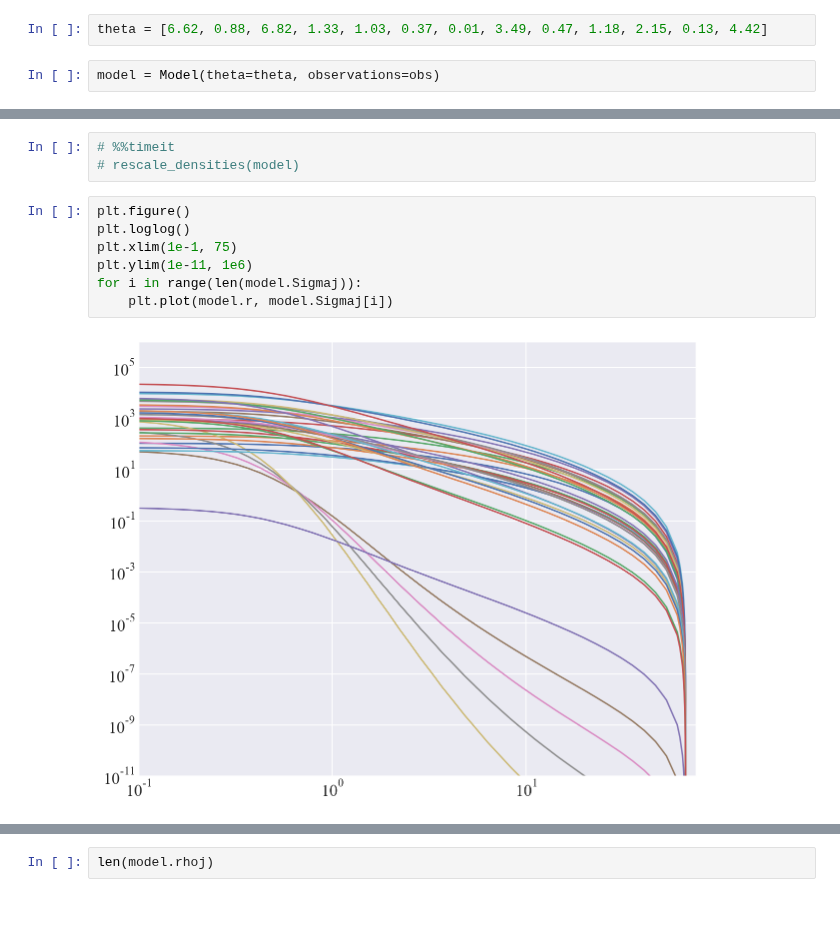
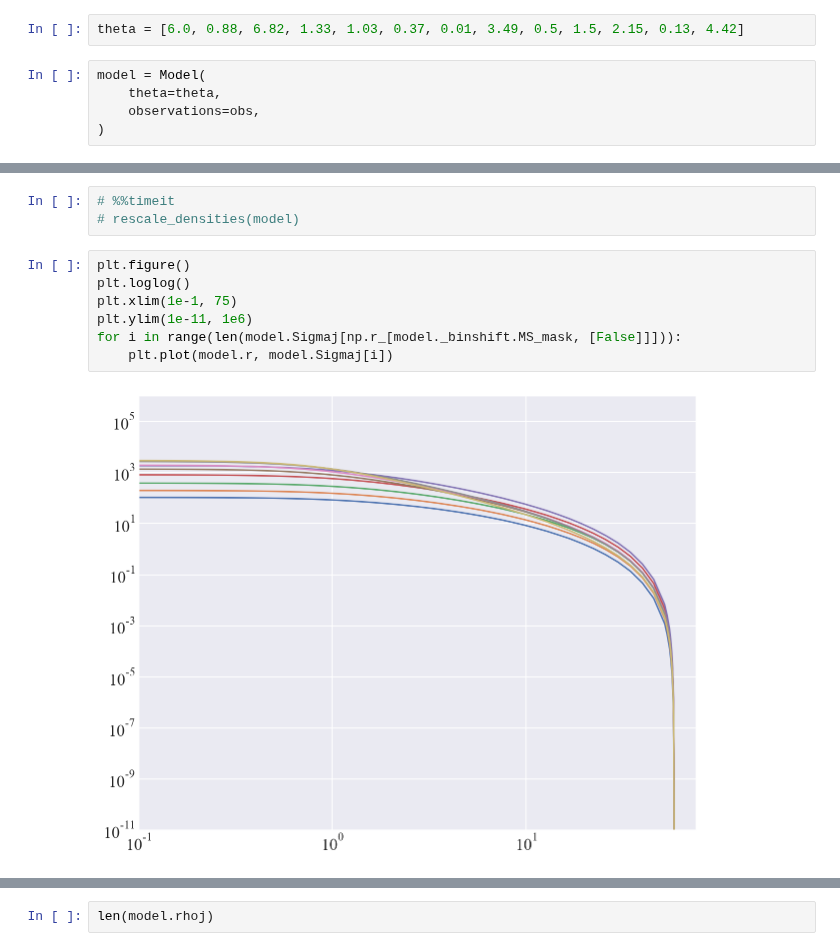
Before and after one commit to pjs902/honours-thesis, a Jupyter notebook: notebooks/rescale-gcfit.ipynb, the cells around one changed output, grey strips where cells are left out. Cells and saved outputs as stored; diff of their text form; blank space fills up the shorter version.

```diff
--- a/notebooks/rescale-gcfit.ipynb
+++ b/notebooks/rescale-gcfit.ipynb
@@ -46,9 +46,12 @@ import warnings
 # %%
 obs = Observations("NGC0104")
 # %%
-theta = [6.62, 0.88, 6.82, 1.33, 1.03, 0.37, 0.01, 3.49, 0.47, 1.18, 2.15, 0.13, 4.42]
+theta = [6.0, 0.88, 6.82, 1.33, 1.03, 0.37, 0.01, 3.49, 0.5, 1.5, 2.15, 0.13, 4.42]
 # %%
-model = Model(theta=theta, observations=obs)
+model = Model(
+    theta=theta,
+    observations=obs,
+)
 # %%
 model.rhoj
 # %% [output]
@@ -136,12 +139,12 @@ def rescale_densities(model):
 # %%
 plt.figure()
 plt.loglog()
 plt.xlim(1e-1, 75)
 plt.ylim(1e-11, 1e6)
-for i in range(len(model.Sigmaj)):
+for i in range(len(model.Sigmaj[np.r_[model._binshift.MS_mask, [False]]])):
     plt.plot(model.r, model.Sigmaj[i])
 # %% [output]
-[figure, old version]
+[figure, new version]
 # %%
 plt.figure()
 plt.loglog()
```
Also changed, not shown: parts of 18 cells of this notebook, 3 other files.
